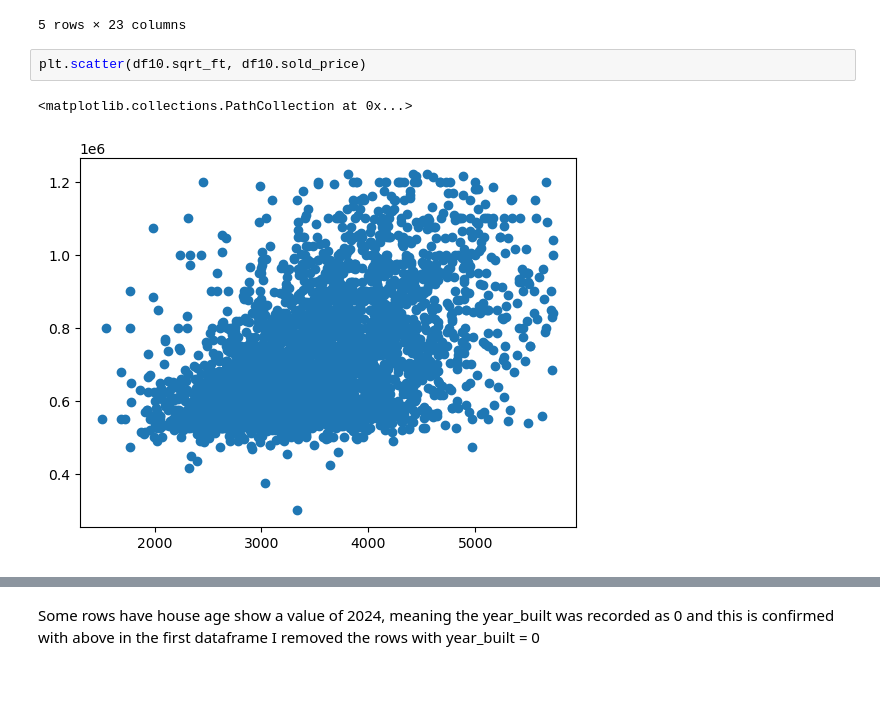
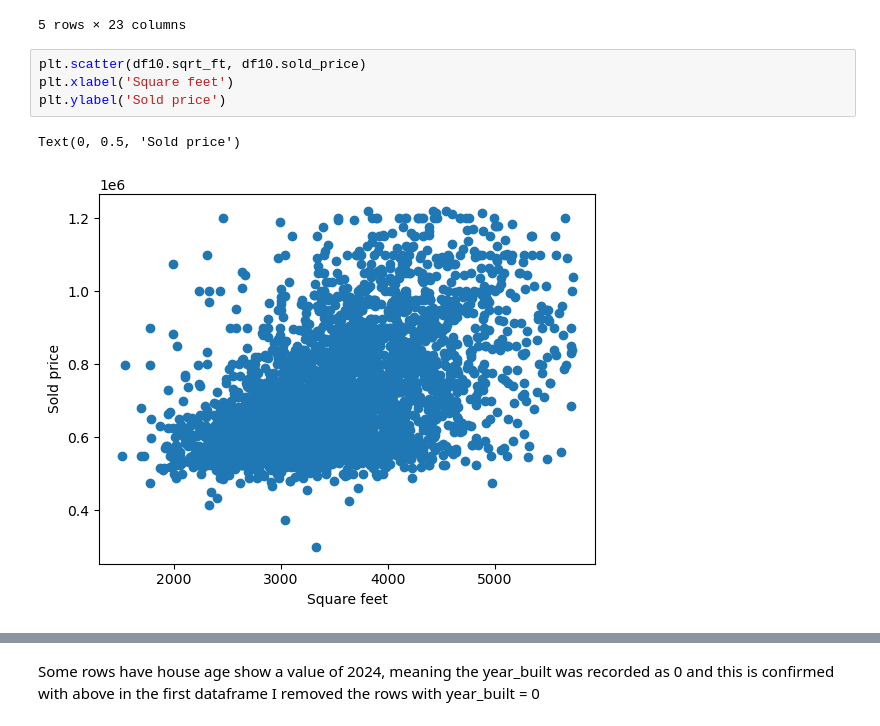
Before and after one commit to ItsOyondi/TC-Data-Cleaning-Project1, a Jupyter notebook: Assign1_C_EDA.ipynb, the cells around one changed output, grey strips where cells are left out. Cells and saved outputs as stored; diff of their text form; blank space fills up the shorter version.

```diff
--- a/Assign1_C_EDA.ipynb
+++ b/Assign1_C_EDA.ipynb
@@ -422,9 +439,11 @@ df9.head()
 5 rows × 23 columns
 # %%
 plt.scatter(df10.sqrt_ft, df10.sold_price)
+plt.xlabel('Square feet')
+plt.ylabel('Sold price')
 # %% [output]
-<matplotlib.collections.PathCollection at 0x...>
+Text(0, 0.5, 'Sold price')
-[figure, old version]
+[figure, new version]
 # %%
 df9.shape
 # %% [output]
```
Also changed, not shown: parts of 10 cells of this notebook, 1 other file.
